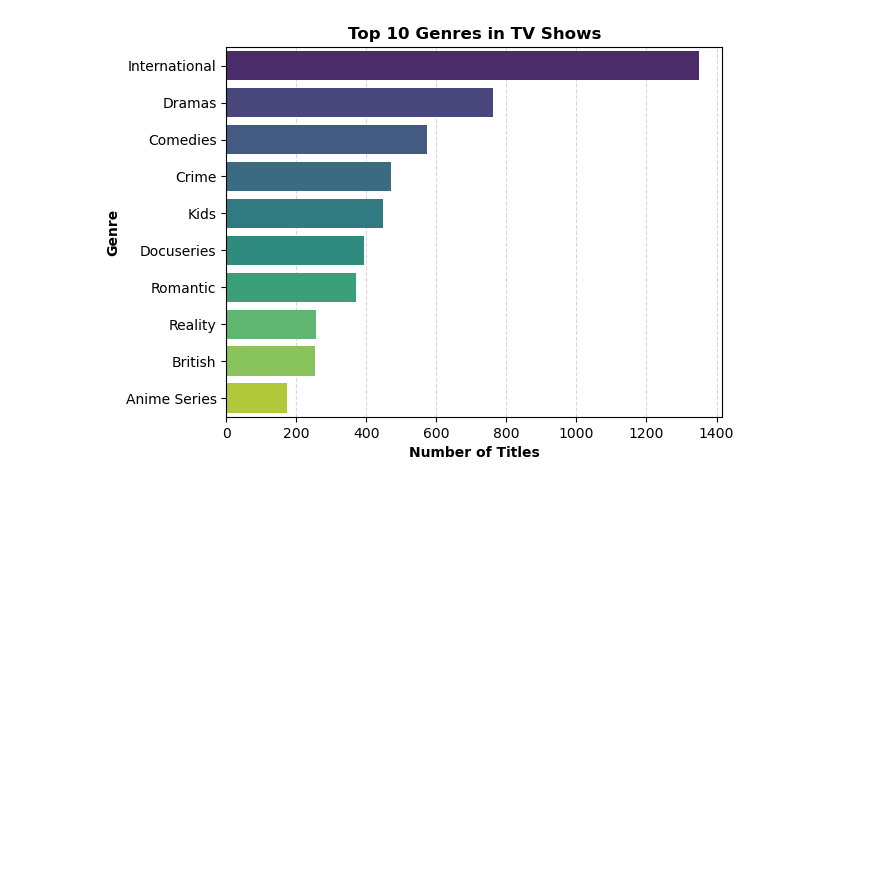
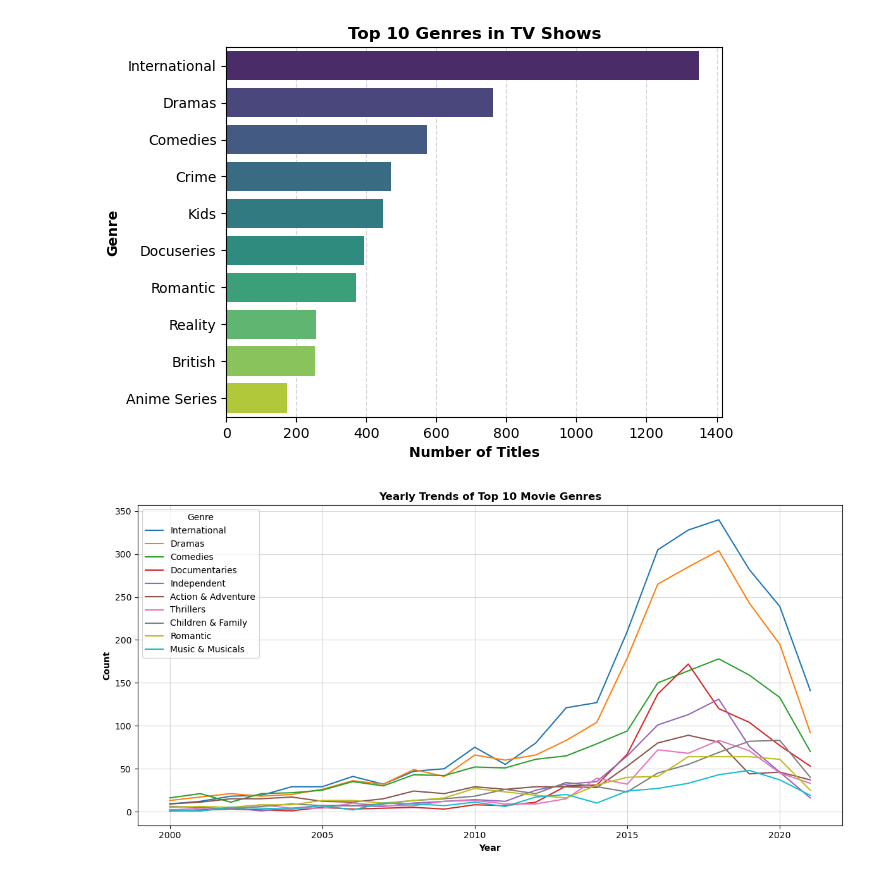
Before and after one commit to berkaygirgin/netflix-data-analysis, a Jupyter notebook: notebook/netflix_analysis.ipynb, the cells around one changed output. Saved outputs shown, nothing was run; the diff lists cells and outputs as text; code cells hidden in the pictures; blank space fills up the shorter version.

Commit message:
Update notebook: Data Visualization

```diff
--- a/notebook/netflix_analysis.ipynb
+++ b/notebook/netflix_analysis.ipynb
@@ -197,3 +197,26 @@ plt.grid(axis="x", linestyle="--", alpha=0.5, zorder=0)
 plt.show()
 # %% [output]
 [figure]
+# %%
+df_genre = df.copy()
+df_genre["listed_in"] = df_genre["listed_in"].str.split(", ")
+df_genre = df_genre.explode("listed_in")
+# %%
+movie_genres = df_genre[df_genre["type"] == "Movie"]["listed_in"].value_counts().iloc[0:10].reset_index()
+movie_genres = movie_genres["listed_in"].values
+movies = df_genre[(df_genre["type"] == "Movie")&(df_genre["listed_in"].isin(movie_genres))][["release_year", "listed_in"]].value_counts().reset_index()
+movies.columns = ["year", "genre", "count"]
+movies["genre"] = movies["genre"].str.replace(" Movies", "", regex=False)
+movies = movies[movies["year"] >= 2000]
+# %%
+plt.figure(figsize=(12, 6))
+sns.lineplot(data=movies, x="year", y="count", hue="genre", palette="tab10")
+plt.title("Yearly Trends of Top 10 Movie Genres", fontsize=12, fontweight='bold')
+plt.xlabel("Year", fontsize=10, fontweight="bold")
+plt.ylabel("Count", fontsize=10, fontweight="bold")
+plt.legend().set_title("Genre")
+plt.grid(alpha=0.5)
+plt.tight_layout()
+plt.show()
+# %% [output]
+[figure, added]
```
Also changed, not shown: parts of 3 cells of this notebook.
